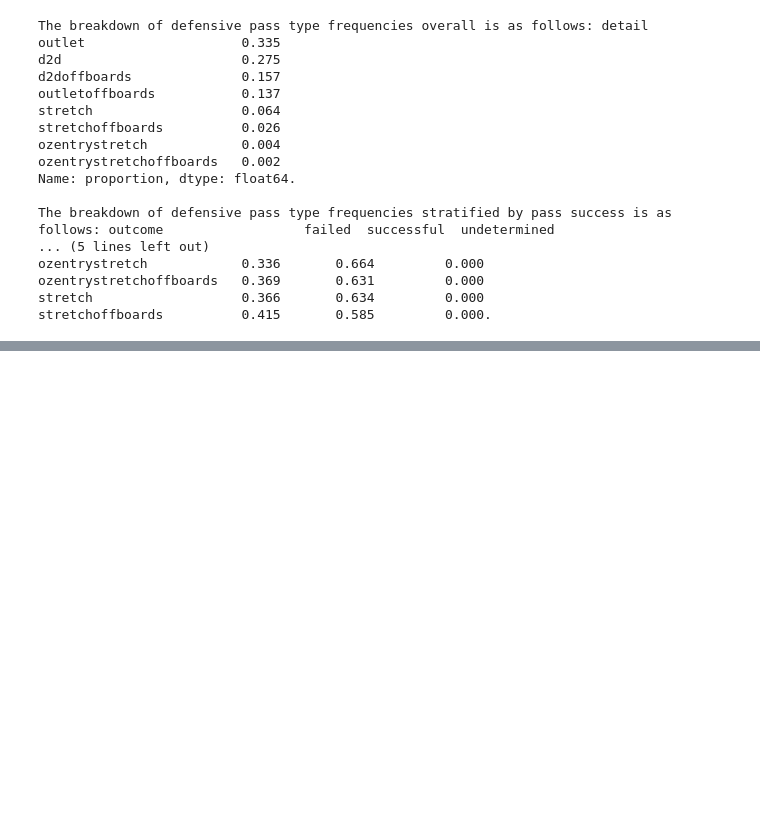
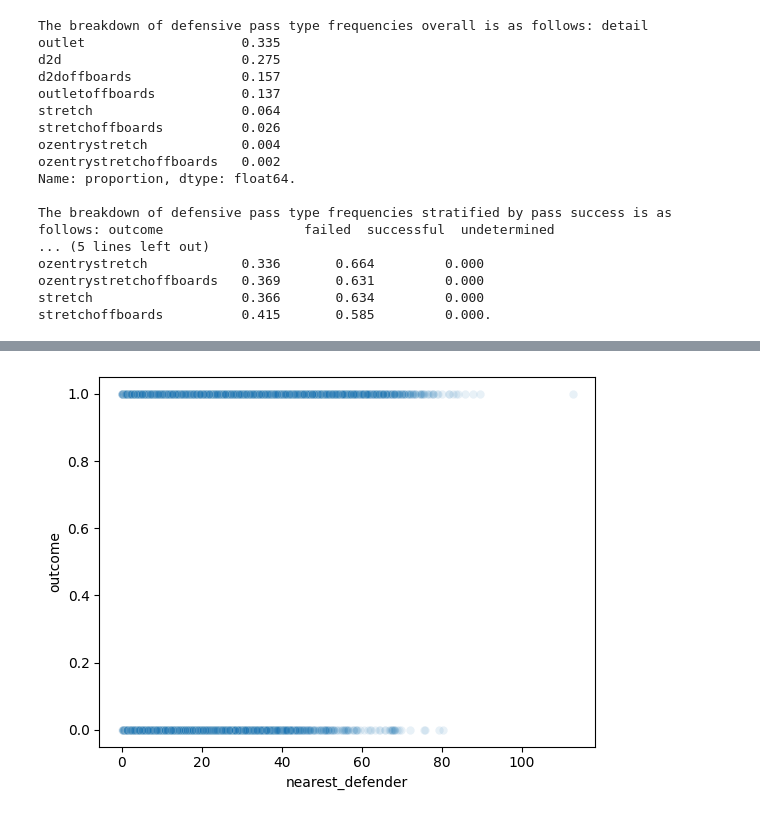
Before and after one commit to corcamp/hockey_analyses, a Jupyter notebook: exploratory.ipynb, the cells around one changed output, grey strips where cells are left out. Cells and saved outputs as stored; diff of their text form; code cells hidden in the pictures; blank space fills up the shorter version.

```diff
--- a/exploratory.ipynb
+++ b/exploratory.ipynb
@@ -265,0 +282,31 @@ dz_tracking["is_opponent"] = (
+# %%
+
+# Event-Level Pressure Summary
+pressure_summary = (
+    dz_tracking
+    .query("is_opponent == True")
+    .groupby(["game_id", "sl_event_id"])
+    .agg(
+        nearest_defender=("dist_to_passer", "min"),
+        defenders_within_3m=("dist_to_passer", lambda x: (x < 3).sum())
+    )
+    .reset_index()
+)
+
+dz_passes = dz_passes.merge(
+    pressure_summary,
+    on=["game_id", "sl_event_id"],
+    how="left"
+)
+# %%
+# Investigation I: Does Pressure Matter? - Exploration
+
+sns.scatterplot(
+    data=dz_passes,
+    x="nearest_defender",
+    y=(dz_passes["outcome"] == "successful").astype(int),
+    alpha=0.1
+)
+plt.show()
+# %% [output]
+[figure, added]
```
Also changed, not shown: parts of 11 cells of this notebook.
